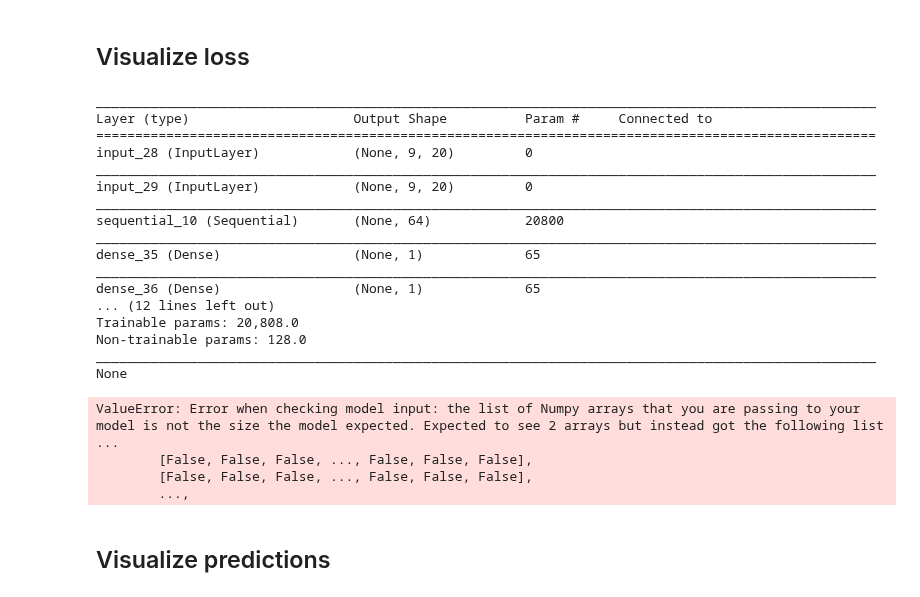
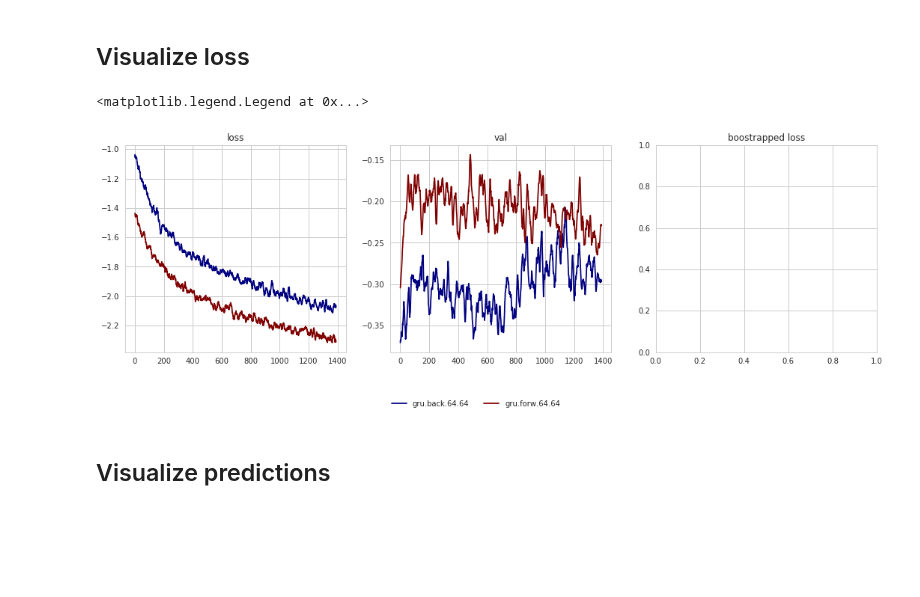
Before and after one commit to antigenomics/tcr-pmhc-study, a Jupyter notebook: loop_model/aa_predict_clust.ipynb, the cells around one changed output. Drawn from its saved outputs; the diff is of its cells as text; code cells hidden in the pictures; blank space fills up the shorter version.

Commit message:
delta models + results

```diff
--- a/loop_model/aa_predict_clust.ipynb
+++ b/loop_model/aa_predict_clust.ipynb
@@ -24,4 +24,4 @@ sns.set_style("whitegrid")
 
 import pep2space
 
-MAX_POS=12
+MAX_POS=13
@@ -226,31 +216,0 @@ input_shape = (left_win+right_win+1, len(pep2space.preprocess.CHARS))
-# %%
-pepmodel = importlib.reload(pep2space.model)
-
-model = pepmodel.diff_model(input_shape, 1, ([64,64],[32]))
-model.fit([X_can, X_can[..., ::-1, ...], np.array([float((x % MAX_POS) + 1) / MAX_POS for x in range(X_can.shape[0])])],
-          [y_can_diff_forw, y_can_diff_back, y_can], batch_size=32, epochs=50, verbose=2,
-          validation_data = ([X_cdr, X_cdr[..., ::-1, ...],
-                              np.array([float((x % MAX_POS) + 1) / MAX_POS for x in range(X_cdr.shape[0])])],
-                             [y_cdr_diff_forw, y_cdr_diff_back, y_cdr]))
-# %% [output]
-____________________________________________________________________________________________________
-Layer (type)                     Output Shape          Param #     Connected to
-====================================================================================================
-input_28 (InputLayer)            (None, 9, 20)         0
-____________________________________________________________________________________________________
-input_29 (InputLayer)            (None, 9, 20)         0
-____________________________________________________________________________________________________
-sequential_10 (Sequential)       (None, 64)            20800
-____________________________________________________________________________________________________
-dense_35 (Dense)                 (None, 1)             65
-____________________________________________________________________________________________________
-dense_36 (Dense)                 (None, 1)             65
-... (12 lines left out)
-Trainable params: 20,808.0
-Non-trainable params: 128.0
-____________________________________________________________________________________________________
-None
-ValueError: Error when checking model input: the list of Numpy arrays that you are passing to your model is not the size the model expected. Expected to see 2 arrays but instead got the following list ...
-        [False, False, False, ..., False, False, False],
-        [False, False, False, ..., False, False, False],
-        ...,
@@ -257,38 +230,63 @@ ValueError: Error when checking model input: the list of Numpy arrays that you a
+# %%
+model_name = "gru.forw.64.64"
+
+model = pep2space.model.rnn_model(input_shape, 1, [64,64])
+hist_obj = model.fit(X_can, y_can[:,1], batch_size=32,
+          epochs=n_epochs, verbose=0, callbacks=[reduce_lr],
+          validation_data = (X_cdr, y_cdr[:,1]))
+model_list[model_name] = model
+hist_list[model_name] = hist_obj
+# %%
+importlib.reload(pep2space.model)
+
+model_name = "gru.back.64.64"
+
+model = pep2space.model.rnn_model(input_shape, 1, [64,64])
+hist_obj = model.fit(X_can, y_can[:,2], batch_size=32,
+          epochs=n_epochs, verbose=0, callbacks=[reduce_lr],
+          validation_data = (X_cdr, y_cdr[:,2]))
+model_list[model_name] = model
+hist_list[model_name] = hist_obj
 # %%
+STARTING_FROM = 100
+
 fig, ax = plt.subplots(nrows=1, ncols=3)
 fig.set_figwidth(18)
 fig.set_figheight(8)
 
 plt.gcf().subplots_adjust(bottom=0.4)
 
 def smooth(vec):
     res = []
     window = 5
     step = 1
     for i in range(window, len(vec)-window, step):
         res.append(np.mean(vec[i-window:i+window+1]))
     return res
 
 
-cur_hist = best_hist
+cur_hist = hist_list
 best_models = sorted([(h, np.mean(cur_hist[h].history["val_loss"][-5:])) for h in cur_hist], key=lambda x: x[1])[:10]
 
 cmap = plt.get_cmap('jet')
 colors = [cmap(i) for i in np.linspace(0, 1, len(best_models))]
 
 for i, (h, _) in enumerate(sorted(best_models, key=lambda x:x[0])):
-    ax[0].plot(np.log2(smooth(cur_hist[h].history["loss"][100:])), label=h, c=colors[i])
-    ax[1].plot(np.log2(smooth(cur_hist[h].history["val_loss"][100:])), label=h, c=colors[i])
+    ax[0].plot(np.log2(smooth(cur_hist[h].history["loss"][STARTING_FROM:])), label=h, c=colors[i])
+    ax[1].plot(np.log2(smooth(cur_hist[h].history["val_loss"][STARTING_FROM:])), label=h, c=colors[i])
 
-best_models_loss.sort_values("model", inplace=True)
-ax[2] = sns.boxplot(y = "val_loss", x = "model", data = best_models_loss)
-ax[2].set_xticklabels(ax[2].get_xticklabels(), rotation=90)
+# best_models_loss.sort_values("model", inplace=True)
+# ax[2] = sns.boxplot(y = "val_loss", x = "model", data = best_models_loss)
+# ax[2].set_xticklabels(ax[2].get_xticklabels(), rotation=90)
 
-ax[0].set_title("loss (cdr)")
-ax[1].set_title("val (can)")
+ax[0].set_title("loss")
+ax[1].set_title("val")
 ax[2].set_title("boostrapped loss")
 ax[0].legend(bbox_to_anchor=(2, -.2), loc='upper right', ncol = 2)
 
-plt.savefig("loss/loss_dense_changeCDRs_1500it.png")
+# plt.savefig("loss/loss_dense_changeCDRs_1500it.png")
+# %% [output]
+<matplotlib.legend.Legend at 0x...>
+[figure, added]
 # %% [markdown]
 ## Visualize predictions
```
Also changed, not shown: parts of 9 cells of this notebook, 4 other files.
